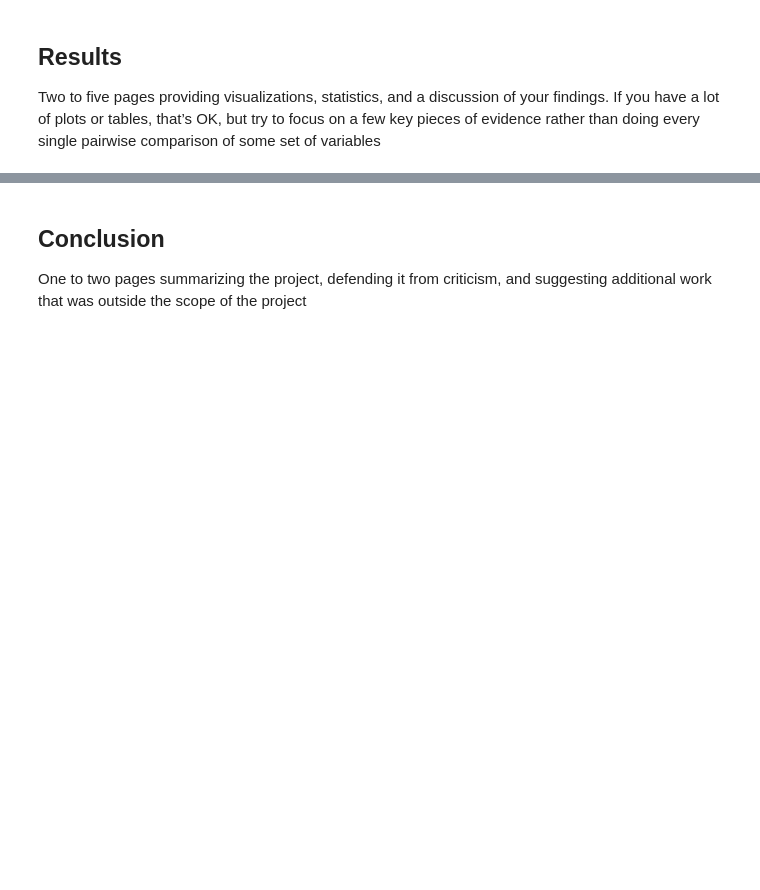
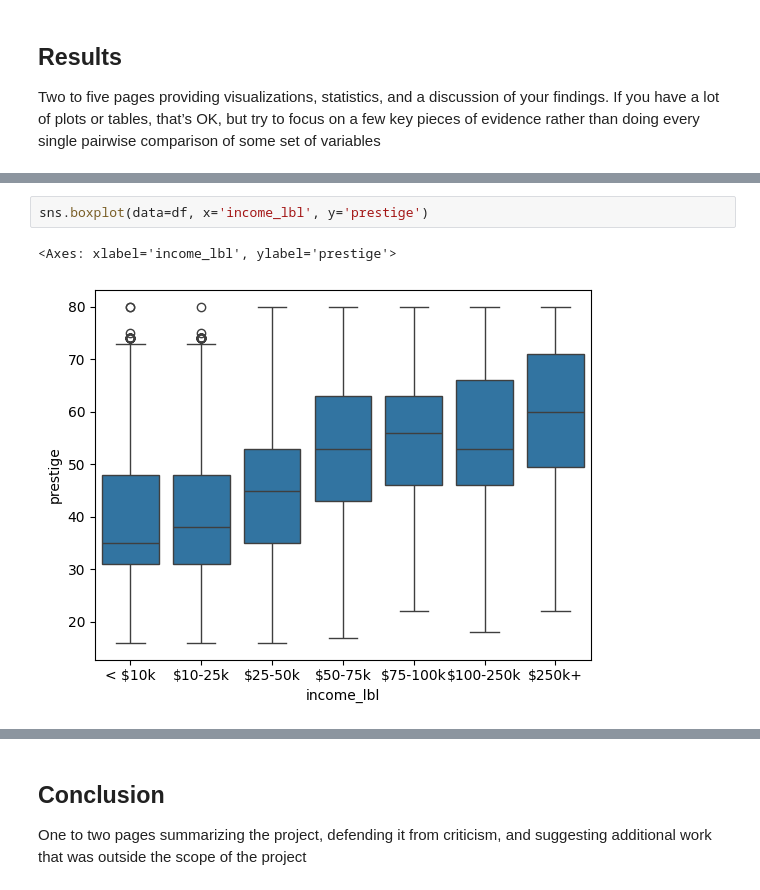
Before and after one commit to gsilver321/project_gss, a Jupyter notebook: project1_paper.ipynb, the cells around one changed output, grey strips where cells are left out. Drawn from its saved outputs; the diff is of its cells as text; blank space fills up the shorter version.

```diff
--- a/project1_paper.ipynb
+++ b/project1_paper.ipynb
@@ -217,0 +223,5 @@ Two to five pages providing visualizations, statistics, and a discussion of your
+# %%
+sns.boxplot(data=df, x='income_lbl', y='prestige')
+# %% [output]
+<Axes: xlabel='income_lbl', ylabel='prestige'>
+[figure, added]
```
Also changed, not shown: parts of 15 cells of this notebook.
